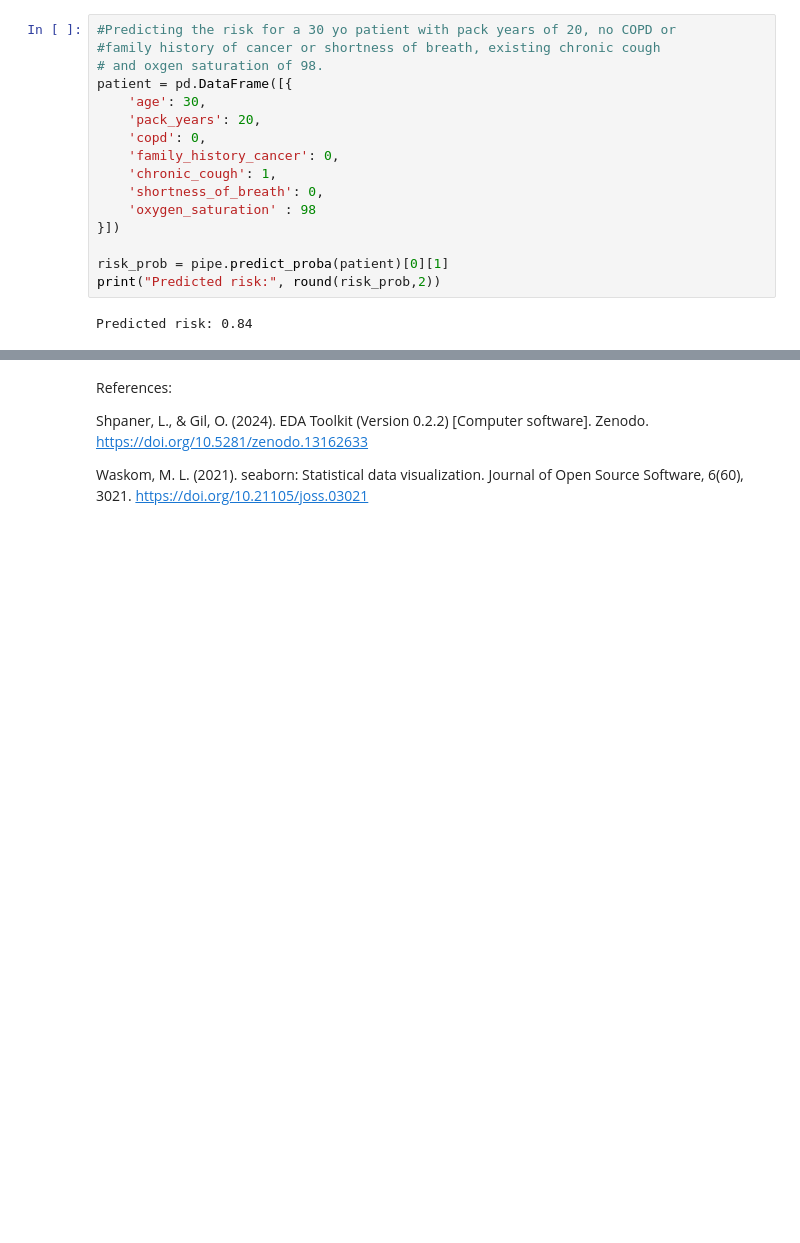
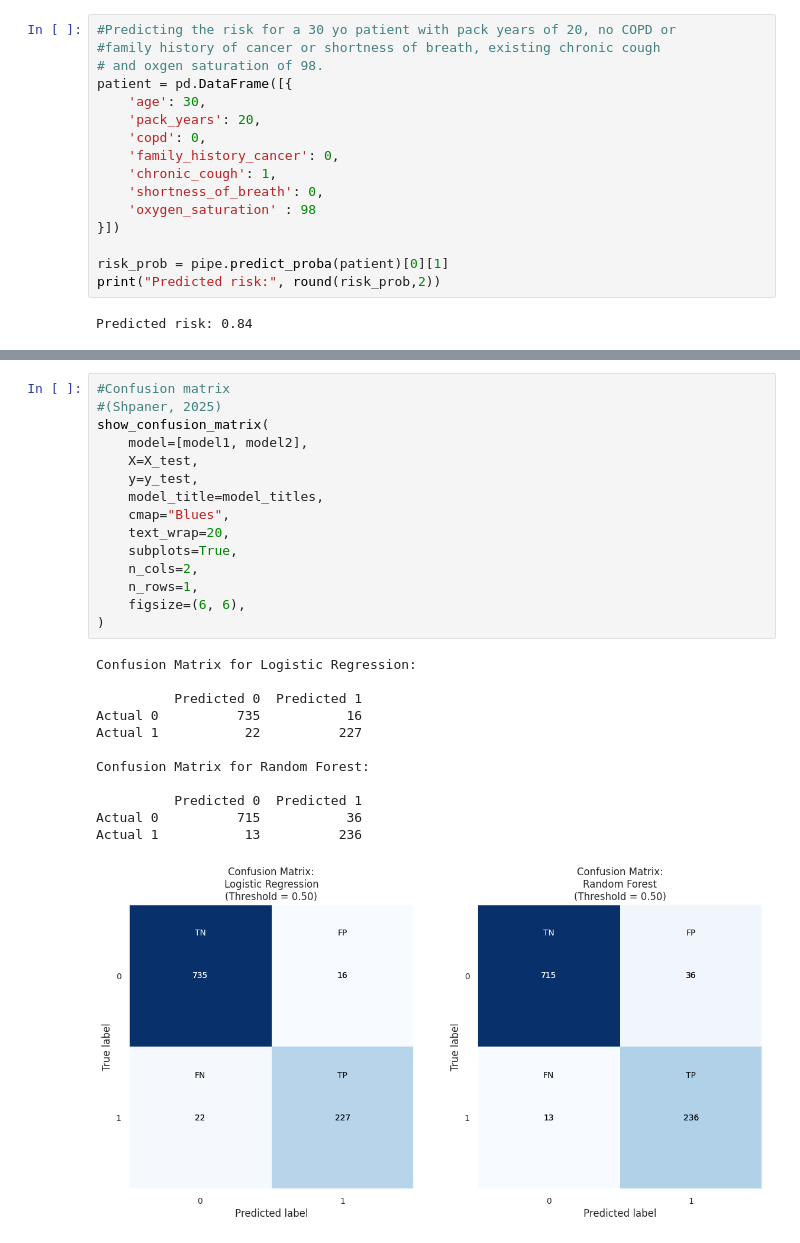
Before and after one commit to parkco34/aai_500_team_project, a Jupyter notebook: MSAAI_500_Notebook__victoria_edits.ipynb, the cells around one changed output, grey strips where cells are left out. Cells and saved outputs as stored; diff of their text form; blank space fills up the shorter version.

```diff
--- a/MSAAI_500_Notebook__victoria_edits.ipynb
+++ b/MSAAI_500_Notebook__victoria_edits.ipynb
@@ -386,9 +384,31 @@ model_performance
 |  | AUC ROC | 0.992 | 0.989 |
 |  | Brier Score | 0.031 | 0.038 |
 |  | Model Threshold | 0.500 | 0.500 |
-# %% [markdown]
-References:
-
-Shpaner, L., & Gil, O. (2024). EDA Toolkit (Version 0.2.2) [Computer software]. Zenodo. https://doi.org/10.5281/zenodo.13162633
-
-Waskom, M. L. (2021). seaborn: Statistical data visualization. Journal of Open Source Software, 6(60), 3021. https://doi.org/10.21105/joss.03021
+# %%
+#Confusion matrix
+#(Shpaner, 2025)
+show_confusion_matrix(
+    model=[model1, model2],
+    X=X_test,
+    y=y_test,
+    model_title=model_titles,
+    cmap="Blues",
+    text_wrap=20,
+    subplots=True,
+    n_cols=2,
+    n_rows=1,
+    figsize=(6, 6),
+)
+# %% [output]
+Confusion Matrix for Logistic Regression:
+
+          Predicted 0  Predicted 1
+Actual 0          735           16
+Actual 1           22          227
+
+Confusion Matrix for Random Forest:
+
+          Predicted 0  Predicted 1
+Actual 0          715           36
+Actual 1           13          236
+[figure, added]
```
Also changed, not shown: parts of 10 cells of this notebook.
